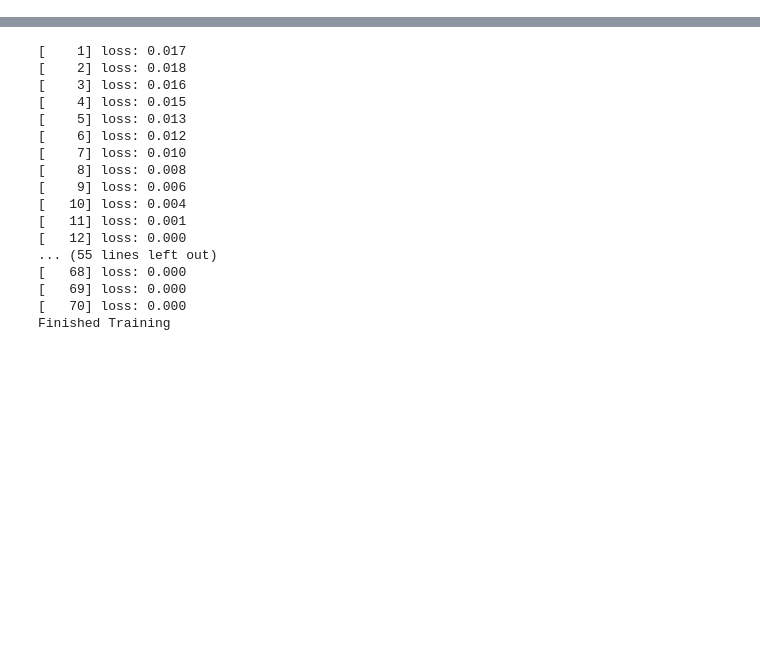
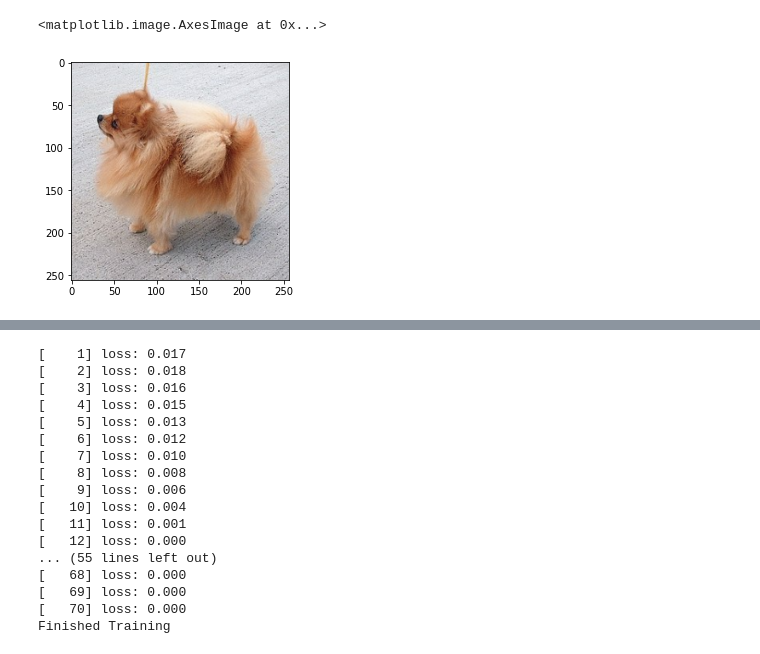
Before and after one commit to NeuralNous/Dogs, a Jupyter notebook: Model.ipynb, the cells around one changed output, grey strips where cells are left out. Cells and saved outputs as stored; diff of their text form; code cells hidden in the pictures; blank space fills up the shorter version.

```diff
--- a/Model.ipynb
+++ b/Model.ipynb
@@ -14,0 +26,5 @@ dataloader = torch.utils.data.DataLoader(ds)
+# %%
+plt.imshow(ds[0][0].permute(1, 2, 0))
+# %% [output]
+<matplotlib.image.AxesImage at 0x...>
+[figure, added]
```
Also changed, not shown: parts of 11 cells of this notebook.
